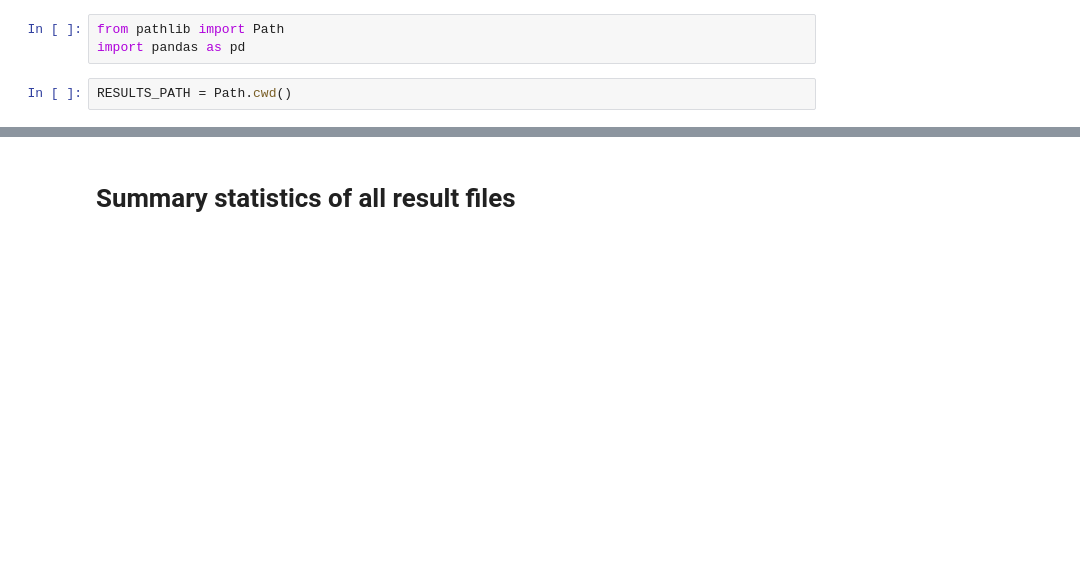
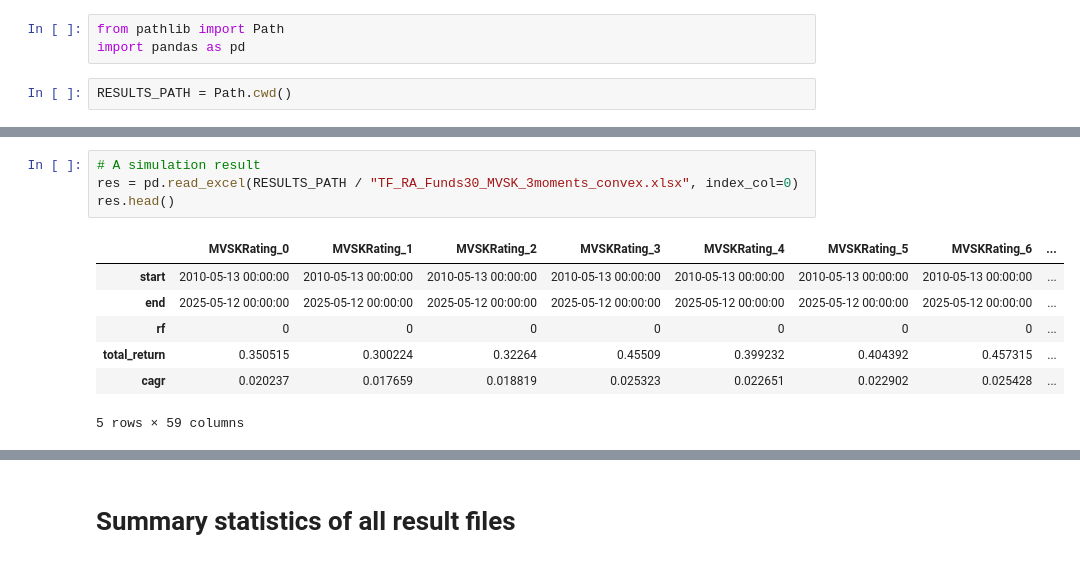
Before and after one commit to kepiej/fundrating, a Jupyter notebook: MultitimeMultimomentRating/ATarnaudData.ipynb, the cells around one changed output, grey strips where cells are left out. Drawn from its saved outputs; the diff is of its cells as text; blank space fills up the shorter version.

```diff
--- a/MultitimeMultimomentRating/ATarnaudData.ipynb
+++ b/MultitimeMultimomentRating/ATarnaudData.ipynb
@@ -5,0 +19,12 @@ RESULTS_PATH = Path.cwd()
+# %%
+# A simulation result
+res = pd.read_excel(RESULTS_PATH / "TF_RA_Funds30_MVSK_3moments_convex.xlsx", index_col=0)
+res.head()
+# %% [output]
+|  | MVSKRating_0 | MVSKRating_1 | MVSKRating_2 | MVSKRating_3 | MVSKRating_4 | MVSKRating_5 | MVSKRating_6 | ... |
+| start | 2010-05-13 00:00:00 | 2010-05-13 00:00:00 | 2010-05-13 00:00:00 | 2010-05-13 00:00:00 | 2010-05-13 00:00:00 | 2010-05-13 00:00:00 | 2010-05-13 00:00:00 | ... |
+| end | 2025-05-12 00:00:00 | 2025-05-12 00:00:00 | 2025-05-12 00:00:00 | 2025-05-12 00:00:00 | 2025-05-12 00:00:00 | 2025-05-12 00:00:00 | 2025-05-12 00:00:00 | ... |
+| rf | 0 | 0 | 0 | 0 | 0 | 0 | 0 | ... |
+| total_return | 0.350515 | 0.300224 | 0.32264 | 0.45509 | 0.399232 | 0.404392 | 0.457315 | ... |
+| cagr | 0.020237 | 0.017659 | 0.018819 | 0.025323 | 0.022651 | 0.022902 | 0.025428 | ... |
+5 rows × 59 columns
```
Also changed, not shown: parts of 3 cells of this notebook, 2 other files.
